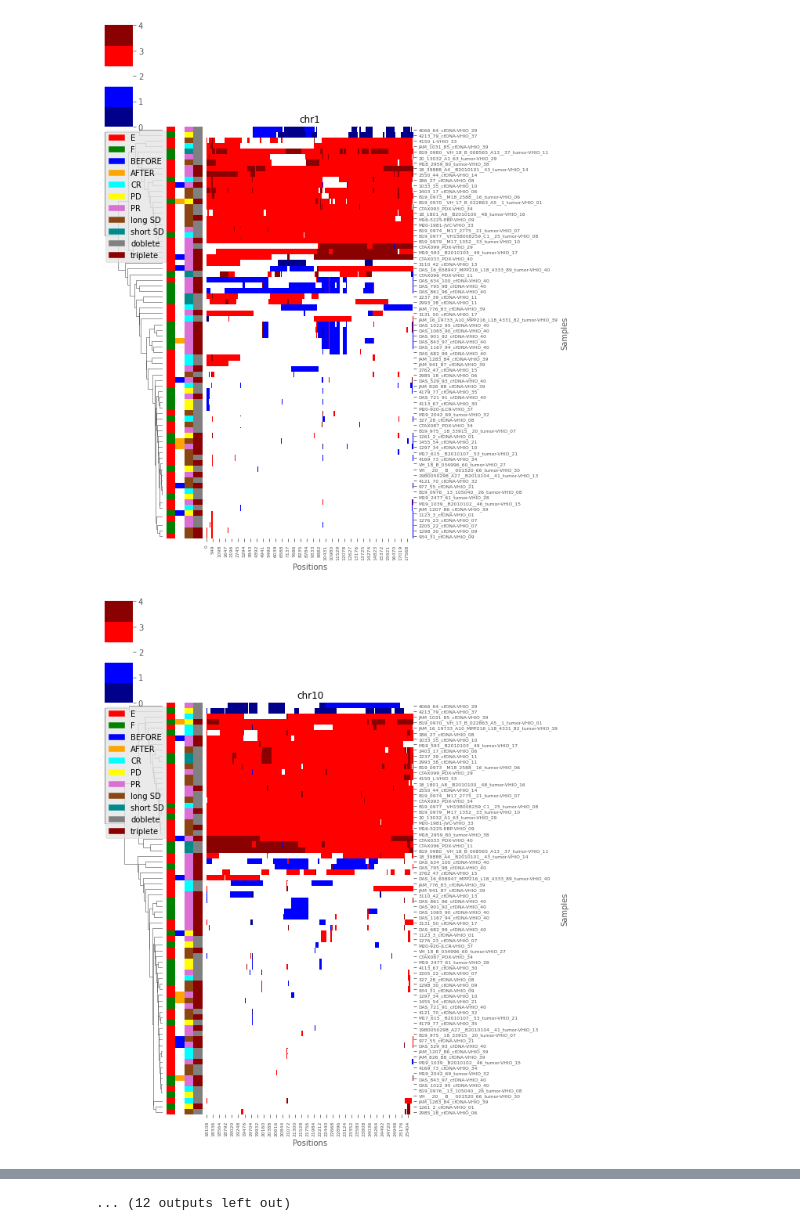
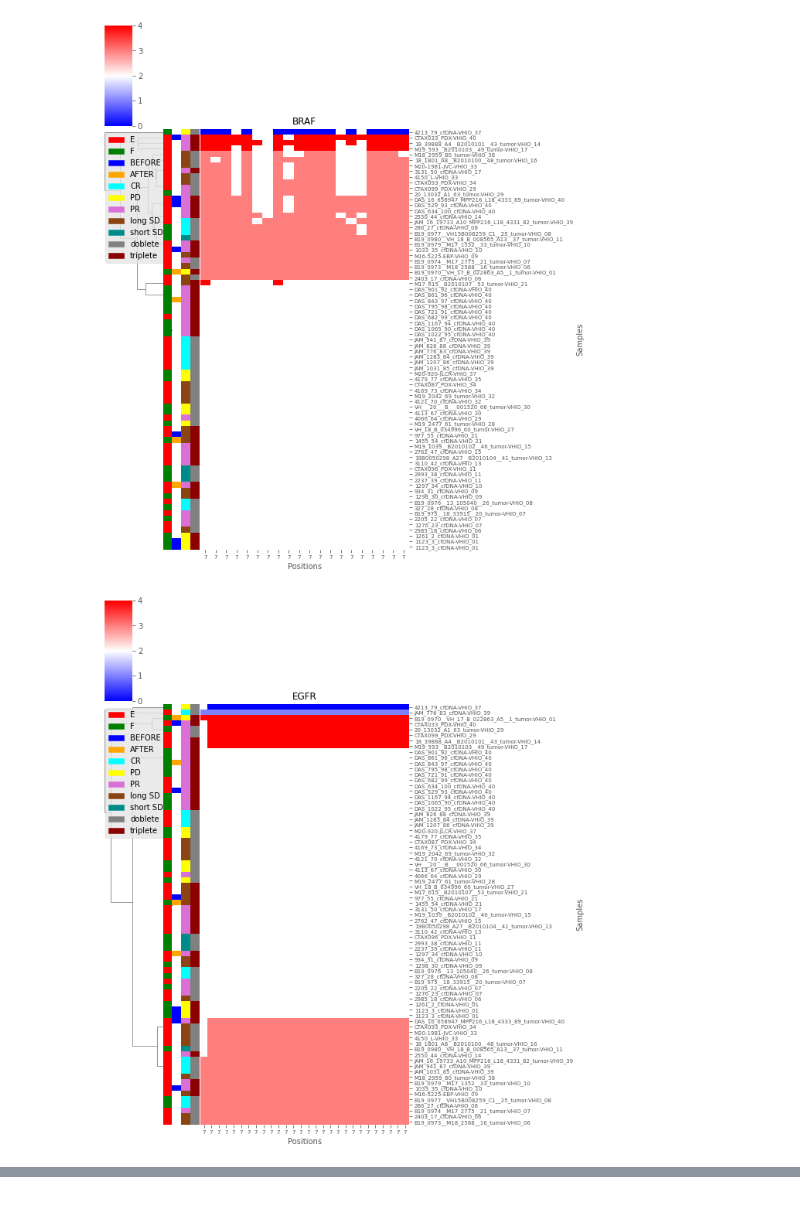
Before and after one commit to jfnavarro/scitron, a Jupyter notebook: analysis_cnvs.ipynb, the cells around one changed output, grey strips where cells are left out. Drawn from its saved outputs; the diff is of its cells as text; code cells hidden in the pictures; blank space fills up the shorter version.

```diff
--- a/analysis_cnvs.ipynb
+++ b/analysis_cnvs.ipynb
@@ -15,7 +15,11 @@ meta_filtered = metasamples.reindex(df['SAMPLE_ID'].tolist())
 SAMPLES = [x.strip() for x in df['SAMPLE_ID'] + '-' + df['PATIENT_ID']]
 meta_filtered.index = SAMPLES
 
+# Load CNVs and sort them by chromosome
 cnvs = cnvs.loc[:, cnvs.columns[0:3].to_list() + SAMPLES]
-cnvs_genes = cnvs_genes.loc[:, SAMPLES]
+cnvs = cnvs.drop(['chrX', 'chrY'])
+cnvs.index = [x.replace('chr','') for x in cnvs.index]
+cnvs.index = cnvs.index.astype(int)
+cnvs = cnvs.sort_index()
 # %%
 import matplotlib
@@ -135,9 +135,10 @@ plot_heatmap(data, meta_filtered, name, name + "_scaled.pdf", False, True, True)
 # %%
-data = cnvs.iloc[:,3:].transpose()
+data = cnvs.iloc[:,2:].transpose()
 data[data == 'Na'] = np.nan
 data = data.astype('float')
-data[data < 0.0] = np.nan
-data[data > 3.0] = 4
-data = data.fillna(-1)
+data = data.dropna(how='all', axis=0)
+data = data.dropna(how='all', axis=1)
+data[data > 5.0] = 5
+data = data.fillna(2)
 name = 'cnvs'
-plot_heatmap(data, meta_filtered, name, name + "_scaled.pdf", False, True, True)
+plot_heatmap(data, meta_filtered, name, name + "_scaled.pdf", False, True)
@@ -144,12 +147,21 @@ plot_heatmap(data, meta_filtered, name, name + "_scaled.pdf", False, True, True)
 # %%
-for name, group in cnvs.groupby('CHR', axis=0):
-    data = group.iloc[:,3:].transpose()
-    data[data == 'Na'] = np.nan
-    data = data.astype('float')
-    data[data < 0.0] = np.nan
-    data[data > 3.0] = 4
-    data = data.fillna(-1)
-    plot_heatmap(data[data.notnull()], meta_filtered, name, name + "_scaled.pdf", False, True, True)
+for name, group in cnvs.iloc[:,1:].groupby('GENE', axis=0):
+    if name in ['MYC', 'MYCL', 'MET', 'EGFR', 'BRAF']:
+        data = group.iloc[:,1:].transpose()
+        data[data == 'Na'] = np.nan
+        data = data.astype('float')
+        data = data.dropna(how='all', axis=0)
+        data = data.dropna(how='all', axis=1)
+        min_value = np.nanmin(data.to_numpy())
+        if min_value == -1:
+            total = 5
+        elif min_value == 0:
+            total = 4
+        else:
+            total = 3
+        data[data > total] = total
+        data = data.fillna(2)
+        plot_heatmap(data, meta_filtered, name, name + "_scaled.pdf", False, True)
 # %% [output]
-[figure, old version]
+[figure, new version]
-[figure, old version]
+[figure, new version]
@@ -166 +170,0 @@ for name, group in cnvs.groupby('CHR', axis=0):
-... (12 outputs left out)
```
Also changed, not shown: parts of 11 cells of this notebook, 6 other files.
